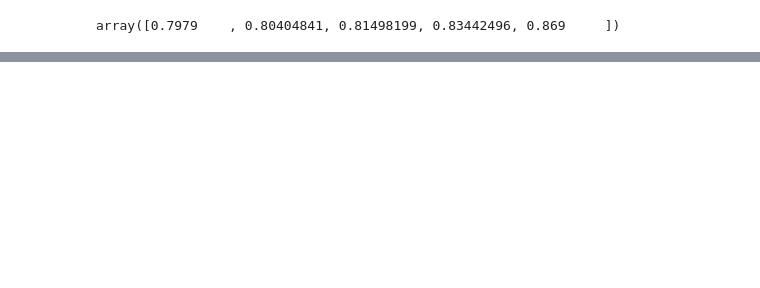
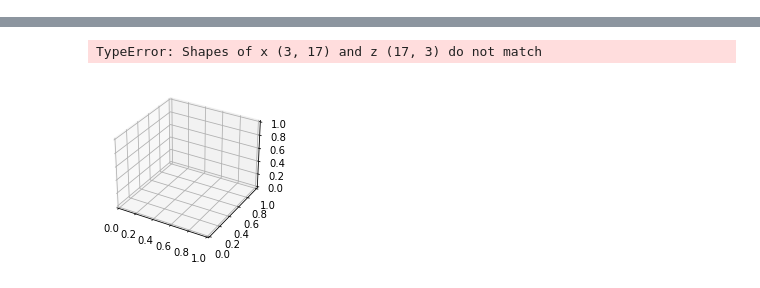
Before and after one commit to agoga/ZG-FSS, a Jupyter notebook: FSSWrapper.ipynb, the cells around one changed output, grey strips where cells are left out. Saved outputs shown, nothing was run; the diff lists cells and outputs as text; code cells hidden in the pictures; blank space fills up the shorter version.

```diff
--- a/FSSWrapper.ipynb
+++ b/FSSWrapper.ipynb
@@ -1,8 +1,61 @@
-# %%
-#log spacing for c
-import numpy as np
-cc=.79
-
-10**(np.linspace(-2,-1,num=5))*cc+cc
-# %% [output]
-array([0.7979    , 0.80404841, 0.81498199, 0.83442496, 0.869     ])
+# %%
+import sys
+import os.path
+import config as cfg
+import numpy as np
+import matplotlib.pyplot as plt
+
+
+
+def openfile(filename):
+    f = open(filename, "r")
+    outputlst = []
+    for line in f:
+        if line:
+            strlist = line.split()
+            p=len(strlist)
+            Lz = float(strlist[3][:-1])
+            L = float(strlist[4][:-1])
+            c = float(strlist[7][:-1])
+            lyap = float(strlist[10][1:])
+            std = float(strlist[11])
+            g = float(strlist[12][:-1])
+            t=float(strlist[p-1][:-1])
+            outputlst.append([Lz, L, c, lyap, std, g,t])
+    return outputlst
+
+filename  = cfg.datafilename("E2W10numba-multi.txt")
+data = np.array(openfile(filename))
+
+Lz = np.array(data[:, 0])
+L = np.array(data[:, 1])
+t=np.array(data[:,6])
+
+uniqL=np.unique(L)
+uniqLz=np.unique(Lz)
+print(uniqL)
+print(uniqLz)
+z=np.zeros((len(uniqL),len(uniqLz)))
+print(uniqLz[:]==100000)
+for i in range(len(uniqL)):
+    for j in range(len(uniqLz)):
+        ll=L[i]
+        zz=Lz[j]
+        mask=(L==ll) & (Lz==zz)
+        z[i,j] = np.average(t[mask])
+
+print(z)
+bottom = np.zeros_like(z)
+width=depth=1
+# setup the figure and axeski
+fig = plt.figure(figsize=(8, 3))
+ax1 = fig.add_subplot(121, projection='3d')
+
+# print(np.shape(z))
+# print(z)
+# print(np.shape(uniqL))
+# print(np.shape(uniqLz))
+# print(np.shape(z[0,:]))
+x,y =np.meshgrid(uniqL,uniqLz)
+ax1.contour3D(x, y, z,50)
+# %% [output]
@@ -8,0 +82,2 @@ array([0.7979    , 0.80404841, 0.81498199, 0.83442496, 0.869     ])
+TypeError: Shapes of x (3, 17) and z (17, 3) do not match
+[figure, added]
```
Also changed, not shown: parts of 10 cells of this notebook, 12 other files.
